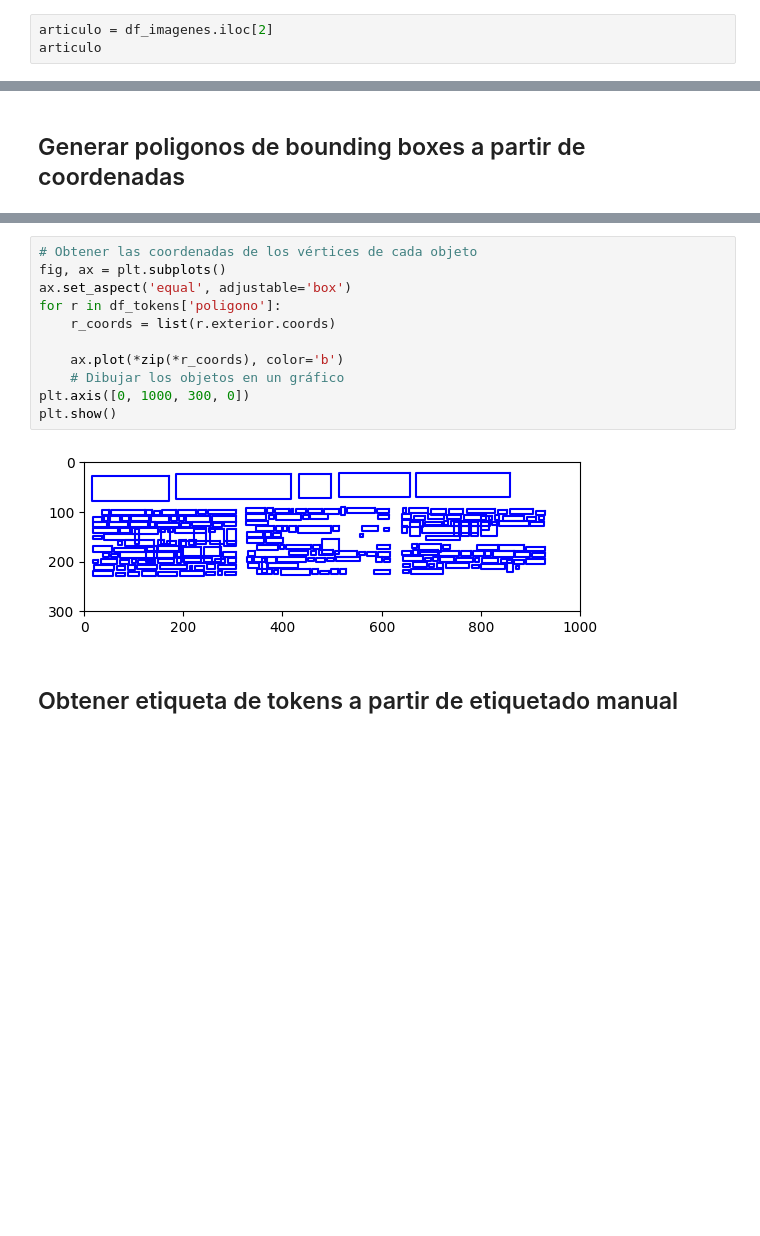
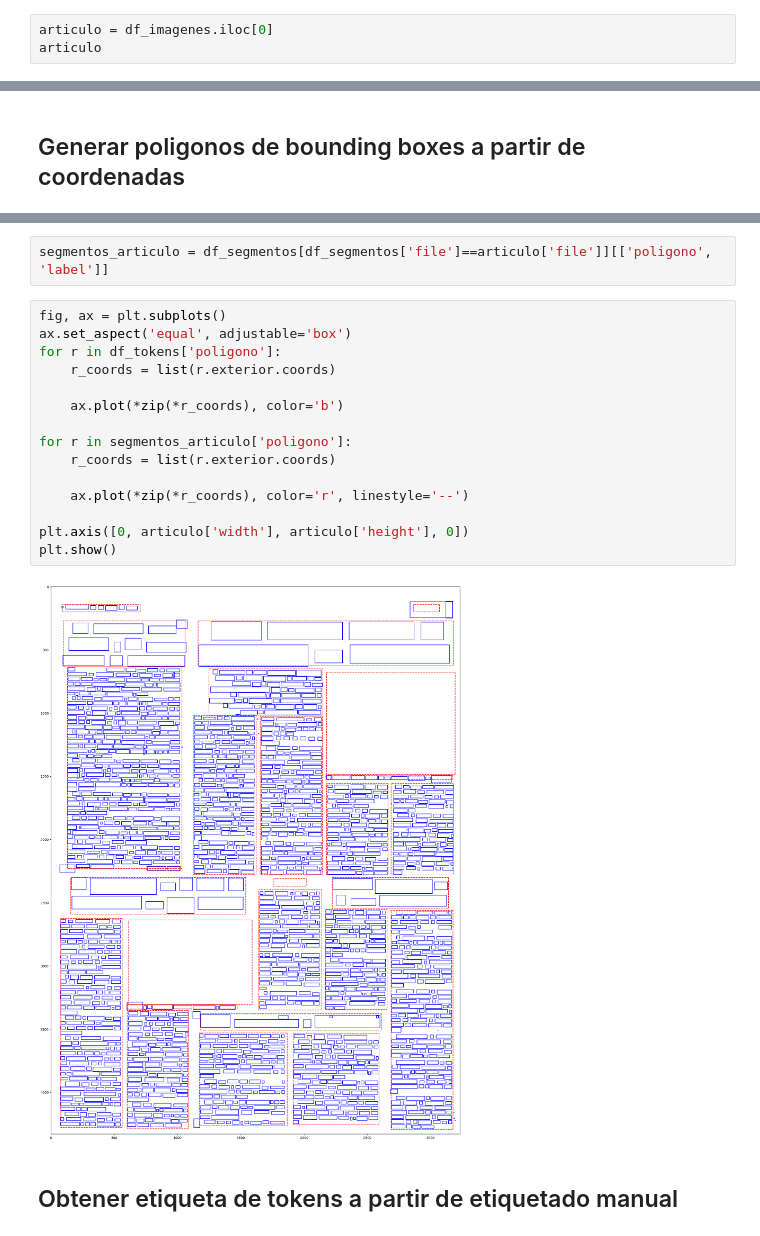
Before and after one commit to RomiLanda/recordar_ia, a Jupyter notebook: notebooks/02_tokens_ops/01_get_token_label.ipynb, the cells around one changed output, grey strips where cells are left out. Drawn from its saved outputs; the diff is of its cells as text; blank space fills up the shorter version.

```diff
--- a/notebooks/02_tokens_ops/01_get_token_label.ipynb
+++ b/notebooks/02_tokens_ops/01_get_token_label.ipynb
@@ -34,4 +37,4 @@ df_imagenes.head()
 # %%
-articulo = df_imagenes.iloc[2]
+articulo = df_imagenes.iloc[0]
 articulo
 # %% [output]
@@ -194,16 +166,22 @@ df_segmentos
+# %%
+segmentos_articulo = df_segmentos[df_segmentos['file']==articulo['file']][['poligono', 'label']]
 # %%
-# Obtener las coordenadas de los vértices de cada objeto
 fig, ax = plt.subplots()
 ax.set_aspect('equal', adjustable='box')
 for r in df_tokens['poligono']:
     r_coords = list(r.exterior.coords)
 
     ax.plot(*zip(*r_coords), color='b')
-    # Dibujar los objetos en un gráfico
-plt.axis([0, 1000, 300, 0])
+
+for r in segmentos_articulo['poligono']:
+    r_coords = list(r.exterior.coords)
+
+    ax.plot(*zip(*r_coords), color='r', linestyle='--')
+
+plt.axis([0, articulo['width'], articulo['height'], 0])
 plt.show()
 # %% [output]
-[figure, old version]
+[figure, new version]
 # %% [markdown]
 ## Obtener etiqueta de tokens a partir de etiquetado manual
 # %%
```
Also changed, not shown: parts of 19 cells of this notebook.
